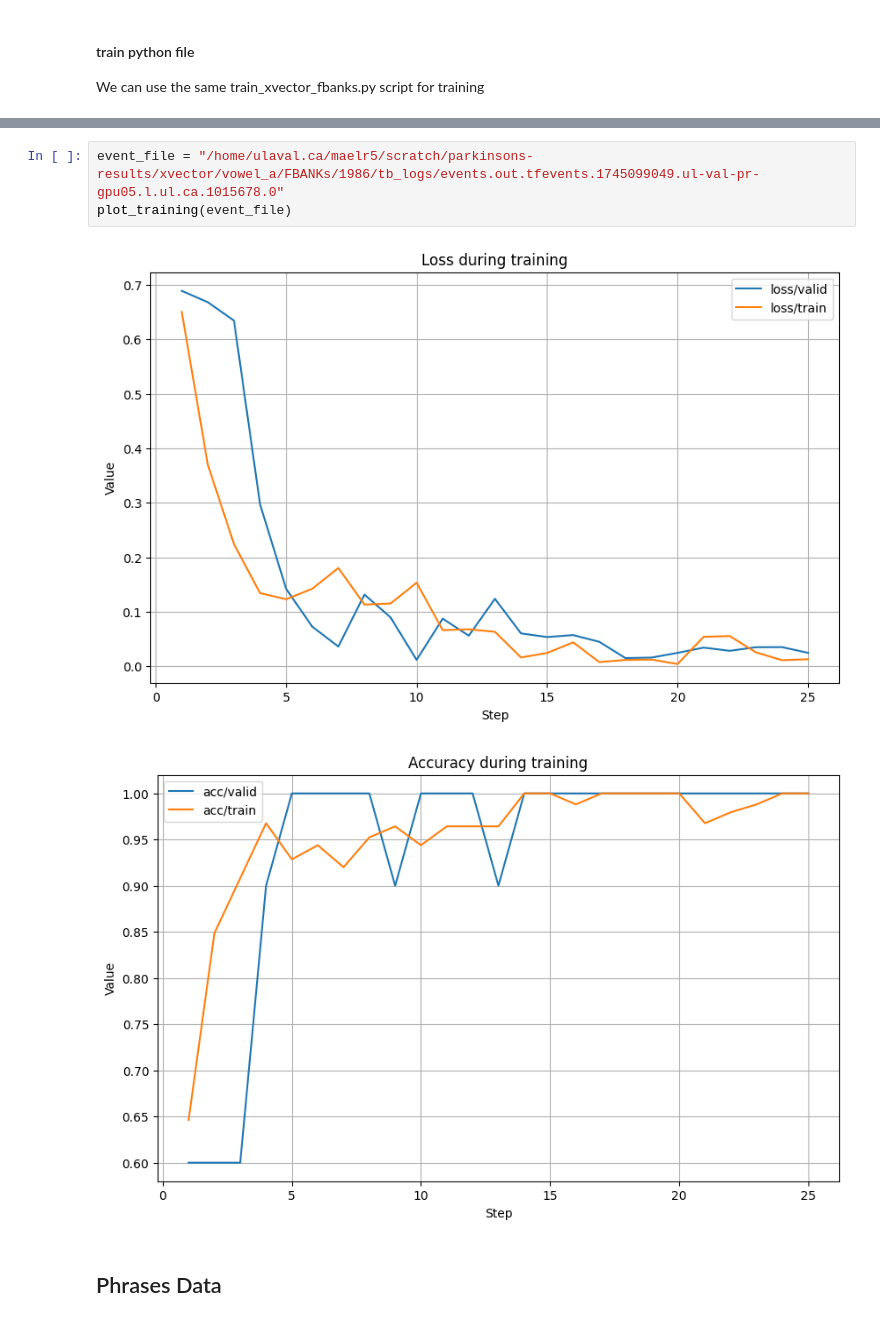
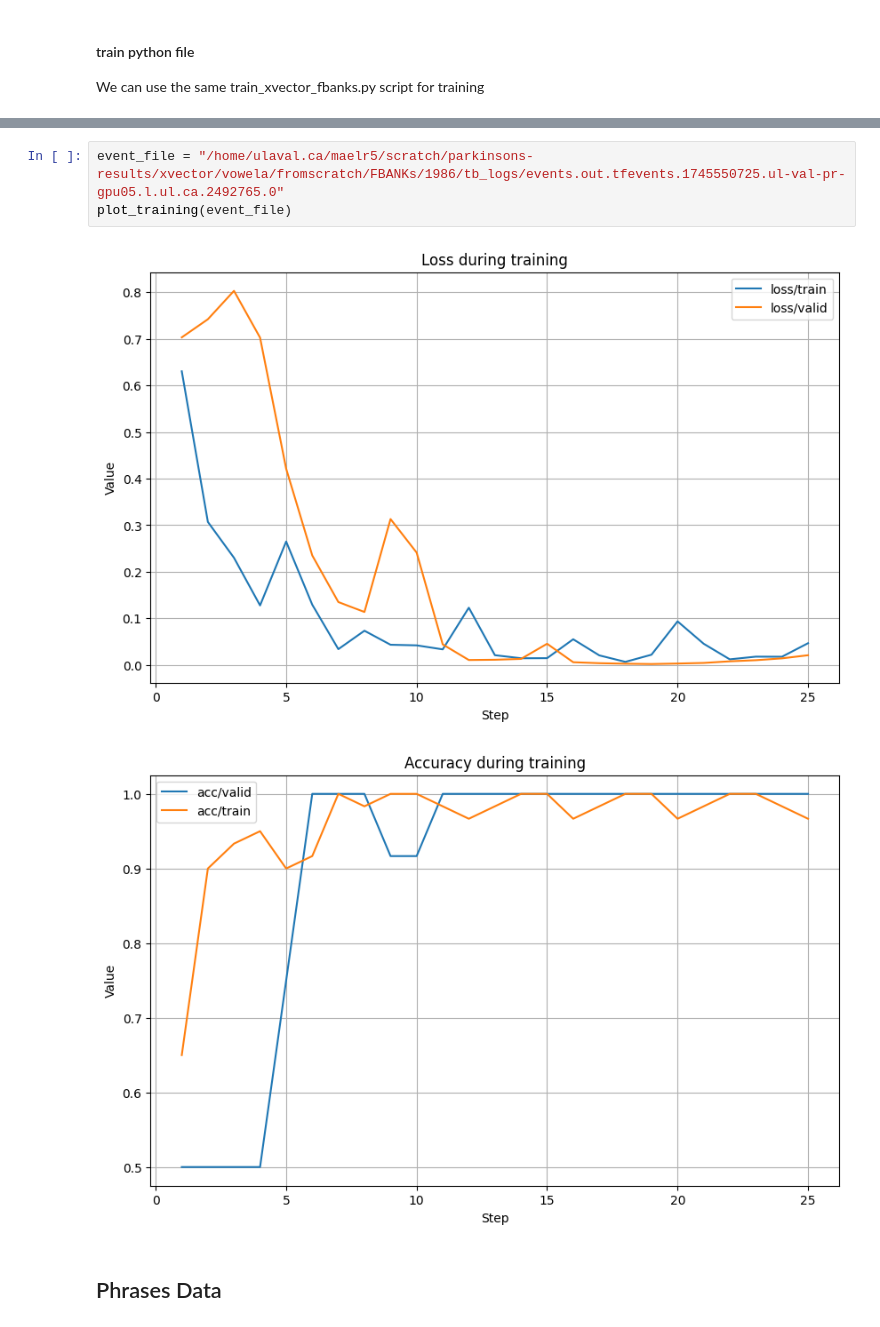
Before and after one commit to Maab-Nimir/Parkinson-Disease-Detection, a Jupyter notebook: train_models/xvector.ipynb, the cells around one changed output, grey strips where cells are left out. Saved outputs shown, nothing was run; the diff lists cells and outputs as text.

```diff
--- a/train_models/xvector.ipynb
+++ b/train_models/xvector.ipynb
@@ -1583,9 +1695,9 @@ Class Labels: ['Healthy Control', "with Parkinson's disease"] [0, 1]
 # %%
-event_file = "/home/ulaval.ca/maelr5/scratch/parkinsons-results/xvector/vowel_a/FBANKs/1986/tb_logs/events.out.tfevents.1745099049.ul-val-pr-gpu05.l.ul.ca.1015678.0"
+event_file = "/home/ulaval.ca/maelr5/scratch/parkinsons-results/xvector/vowela/fromscratch/FBANKs/1986/tb_logs/events.out.tfevents.1745550725.ul-val-pr-gpu05.l.ul.ca.2492765.0"
 plot_training(event_file)
 # %% [output]
-[figure, old version]
+[figure, new version]
-[figure, old version]
+[figure, new version]
 # %% [markdown]
 ## Phrases Data
 # %% [markdown]
```
Also changed, not shown: parts of 13 cells of this notebook, 8 other files.
